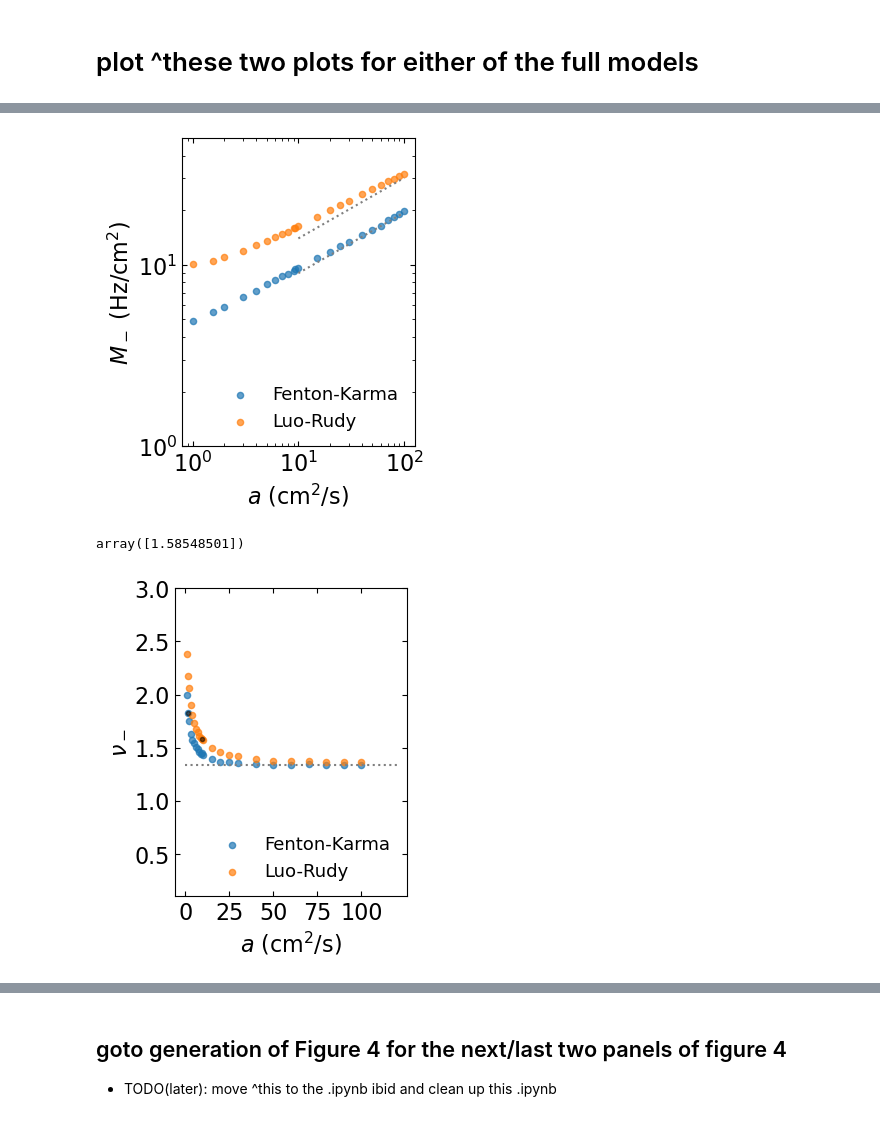
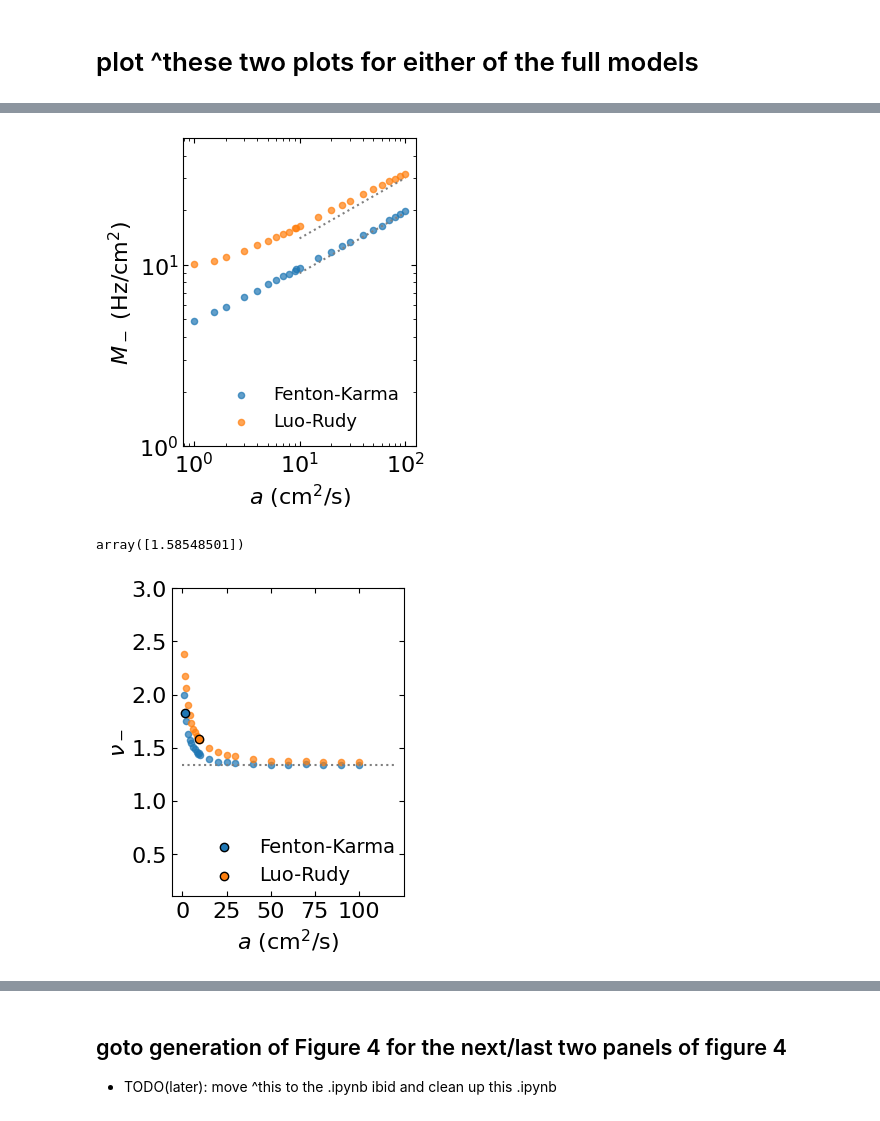
Before and after one commit to timtyree/bgmc, a Jupyter notebook: python/Generation of figure 3.ipynb, the cells around one changed output, grey strips where cells are left out. Drawn from its saved outputs; the diff is of its cells as text; code cells hidden in the pictures.

Commit message:
dev figure generation for Letter

```diff
--- a/python/Generation of figure 3.ipynb
+++ b/python/Generation of figure 3.ipynb
@@ -101,17 +104,17 @@ print(f"{D_set_values=}")
 # %% [output]
 D_set_values=array([0.115, 0.42 ])
 # %%
-# #FK model
-# r=0.135 # 0.1
-# kappa=167 # 500#250
-# D=0.115 # 0.7
-# death_rate_versus_alinear_dir=f'{nb_dir}/data/full_results/data_fig4_tymura_increasing_alinear_run_36_FK.pkl'
+#FK model
+r=0.135 # 0.1
+kappa=167 # 500#250
+D=0.115 # 0.7
+death_rate_versus_alinear_dir=f'{nb_dir}/data/full_results/data_fig4_tymura_increasing_alinear_run_36_FK.pkl'
 
-#LR model
-r=0.155
-kappa=300
-D=0.420
-death_rate_versus_alinear_dir=f'{nb_dir}/data/full_results/data_fig4_tymura_increasing_alinear_run_36_LR.pkl'
+# #LR model
+# r=0.155
+# kappa=300
+# D=0.420
+# death_rate_versus_alinear_dir=f'{nb_dir}/data/full_results/data_fig4_tymura_increasing_alinear_run_36_LR.pkl'
 
 
 # varkappa_lst=sorted(set(df['varkappa'].values))
@@ -754,9 +758,11 @@ plt.show()
 # plot ^these two plots for either of the full models
 # %%
 #recall the xypoints for either full model
-death_rate_versus_alinear_dir='/home/timothytyree/Documents/GitHub/bgmc/python/data/full_results/data_fig4_tymura_increasing_alinear_run_36_FK.pkl'
+death_rate_versus_alinear_dir=f'{nb_dir}/data/full_results/data_fig4_tymura_increasing_alinear_run_36_FK.pkl'
+assert os.path.exists(death_rate_versus_alinear_dir)
 dict_data_fk=load_from_pickle(death_rate_versus_alinear_dir)
-death_rate_versus_alinear_dir='/home/timothytyree/Documents/GitHub/bgmc/python/data/full_results/data_fig4_tymura_increasing_alinear_run_36_LR.pkl'
+death_rate_versus_alinear_dir=f'{nb_dir}/data/full_results/data_fig4_tymura_increasing_alinear_run_36_LR.pkl'
+assert os.path.exists(death_rate_versus_alinear_dir)
 dict_data_lr=load_from_pickle(death_rate_versus_alinear_dir)
 # %%
 #choose x axis discretization
@@ -842,7 +848,7 @@ ax.plot(xlst_lr,ylst_lr,':',color='gray')
 #TOOD(in .odg): annotate slope marker as $nu_-$
 plt.show()
 # %% [output]
-[figure, old version]
+[figure, new version]
 # %%
 #extrct xy vlues
 alinear_fk = 1.552
@@ -866,36 +872,36 @@ array([1.58548501])
 # %%
 #plot the panel
 cmap = 'viridis'
 num_points = 25
 c_col = 'rmse_full'
 # fontsize = 20
 fontsize=16
 figsize = (3, 4)  #(5,4)
 fig, ax = plt.subplots(figsize=figsize)
 #plot xy values for full models
-dict_data_fk['df_death_rate_versus_alinear'].plot.scatter(x='alinear',y='nu_minus',ax=ax,c='C0',alpha=0.7,label='Fenton-Karma')
-dict_data_lr['df_death_rate_versus_alinear'].plot.scatter(x='alinear',y='nu_minus',ax=ax,c='C1',alpha=0.7,label='Luo-Rudy')
+dict_data_fk['df_death_rate_versus_alinear'].plot.scatter(x='alinear',y='nu_minus',ax=ax,c='C0',alpha=0.7)#,label='Fenton-Karma')
+dict_data_lr['df_death_rate_versus_alinear'].plot.scatter(x='alinear',y='nu_minus',ax=ax,c='C1',alpha=0.7)#,label='Luo-Rudy')
 
-ax.scatter([alinear_fk],[num_fk],marker='.',
-    c='k',alpha=.5)#,label='Fenton-Karma')
-ax.scatter([alinear_lr],[num_lr],marker='.',
-    c='k',alpha=.5)#,label='Luo-Rudy')
+ax.scatter([alinear_fk],[num_fk],marker='o',edgecolor='k',c='C0',#'k',
+           alpha=1,label='Fenton-Karma')
+ax.scatter([alinear_lr],[num_lr],marker='o',edgecolor='k',c='C1',#c='k',
+           alpha=1,label='Luo-Rudy')
 
 #plot dotted line at 4/3
 xv=np.linspace(0,120,10)
 ax.plot(xv,0.*xv+4/3,':',color='gray')#,'k--',lw=2)
 #format plot
 format_plot(ax=ax,xlabel=r'$a$ (cm$^2$/s)',ylabel=r'$\nu_-$',use_loglog=False,fontsize=fontsize)
 ax.set_xticks([0,25,50,75,100])
 ax.tick_params(top=True, right=True,direction='in',which='both')
 
 # AddLegend(ax=ax,xy=(0.1,0.990),fontsize=fontsize-3)
-leg = AddLegend(ax=ax,xy=(0.1,0.25),fontsize=fontsize-3)
-
+# leg = AddLegend(ax=ax,xy=(0.1,0.25),fontsize=fontsize-3)
+leg = AddLegend(ax=ax,xy=(0.065,0.25),fontsize=fontsize-2)
 ax.set_ylim([0.1,3])
 plt.show()
 # %% [output]
-[figure, old version]
+[figure, new version]
 # %%
 #plot the panel
 cmap = 'viridis'
```
Also changed, not shown: parts of 12 cells of this notebook, 2 other files.
